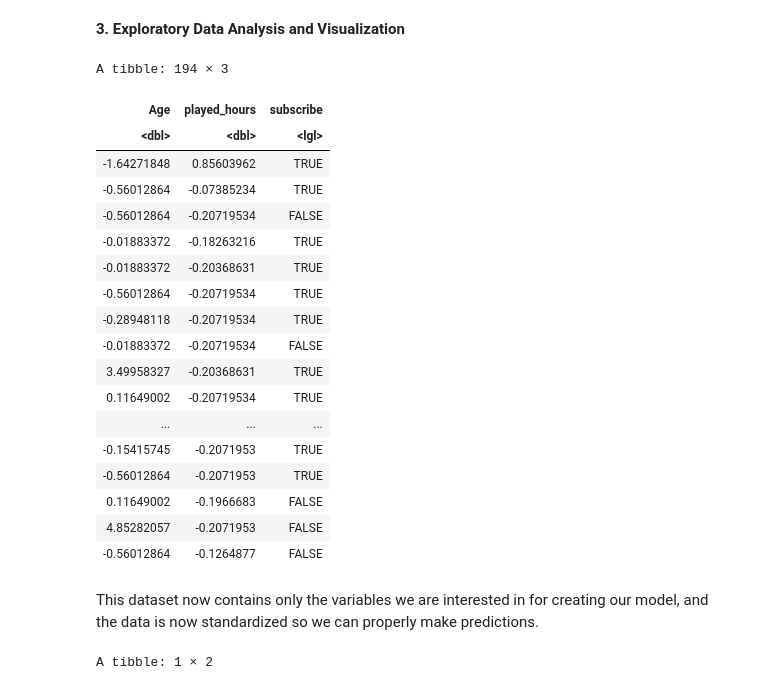
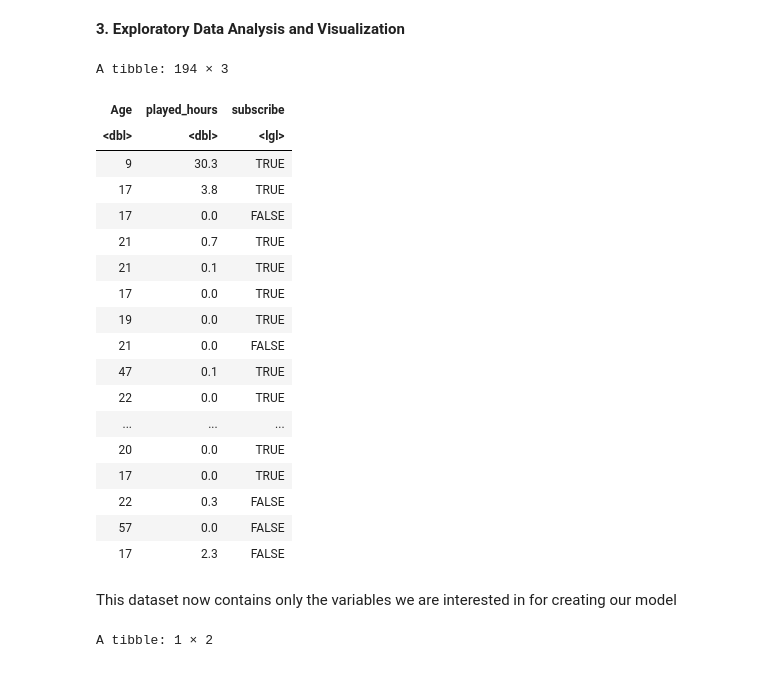
Before and after one commit to mayakosc/dsci-indv-grp1-maya, a Jupyter notebook: MayaKosciolek-grp1.ipynb, the cells around one changed output. Saved outputs shown, nothing was run; the diff lists cells and outputs as text; code cells hidden in the pictures.

```diff
--- a/MayaKosciolek-grp1.ipynb
+++ b/MayaKosciolek-grp1.ipynb
@@ -108,38 +108,31 @@ To wrangle the data to create my model, I will remove NA values and standardize
 # %%
 demographics <- players |>
     select(Age, played_hours, subscribe) |>
     filter(!is.na(Age))
 
-demo_recipe <- recipe(subscribe ~ Age + played_hours, data = demographics) |>
-                       step_scale(all_predictors()) |>
-                       step_center(all_predictors())
-
-demo_scaled <- demo_recipe |>
-                           prep() |>
-                           bake(demographics)
-demo_scaled
+demographics
 # %% [output]
 A tibble: 194 × 3
 | Age | played_hours | subscribe |
 | <dbl> | <dbl> | <lgl> |
-| -1.64271848 | 0.85603962 | TRUE |
-| -0.56012864 | -0.07385234 | TRUE |
-| -0.56012864 | -0.20719534 | FALSE |
-| -0.01883372 | -0.18263216 | TRUE |
-| -0.01883372 | -0.20368631 | TRUE |
-| -0.56012864 | -0.20719534 | TRUE |
-| -0.28948118 | -0.20719534 | TRUE |
-| -0.01883372 | -0.20719534 | FALSE |
-| 3.49958327 | -0.20368631 | TRUE |
-| 0.11649002 | -0.20719534 | TRUE |
+| 9 | 30.3 | TRUE |
+| 17 | 3.8 | TRUE |
+| 17 | 0.0 | FALSE |
+| 21 | 0.7 | TRUE |
+| 21 | 0.1 | TRUE |
+| 17 | 0.0 | TRUE |
+| 19 | 0.0 | TRUE |
+| 21 | 0.0 | FALSE |
+| 47 | 0.1 | TRUE |
+| 22 | 0.0 | TRUE |
 | ... | ... | ... |
-| -0.15415745 | -0.2071953 | TRUE |
-| -0.56012864 | -0.2071953 | TRUE |
-| 0.11649002 | -0.1966683 | FALSE |
-| 4.85282057 | -0.2071953 | FALSE |
-| -0.56012864 | -0.1264877 | FALSE |
+| 20 | 0.0 | TRUE |
+| 17 | 0.0 | TRUE |
+| 22 | 0.3 | FALSE |
+| 57 | 0.0 | FALSE |
+| 17 | 2.3 | FALSE |
 # %% [markdown]
-This dataset now contains only the variables we are interested in for creating our model, and the data is now standardized so we can properly make predictions.
+This dataset now contains only the variables we are interested in for creating our model
 # %%
 mean_values <- players |>
     summarize(avg_hours = mean(played_hours), avg_age = mean(Age, na.rm = TRUE))
```
Also changed, not shown: parts of 1 cell of this notebook.
